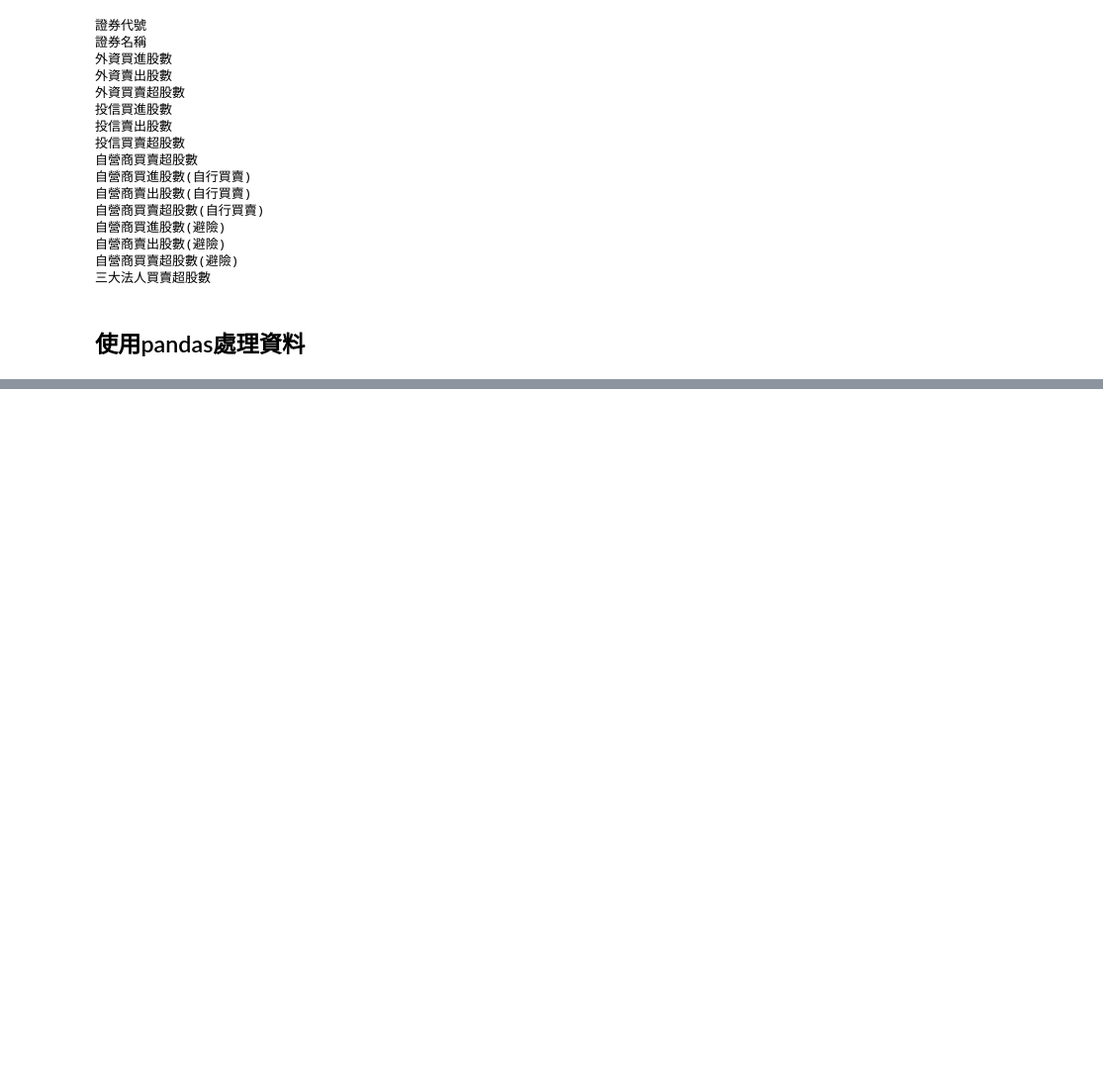
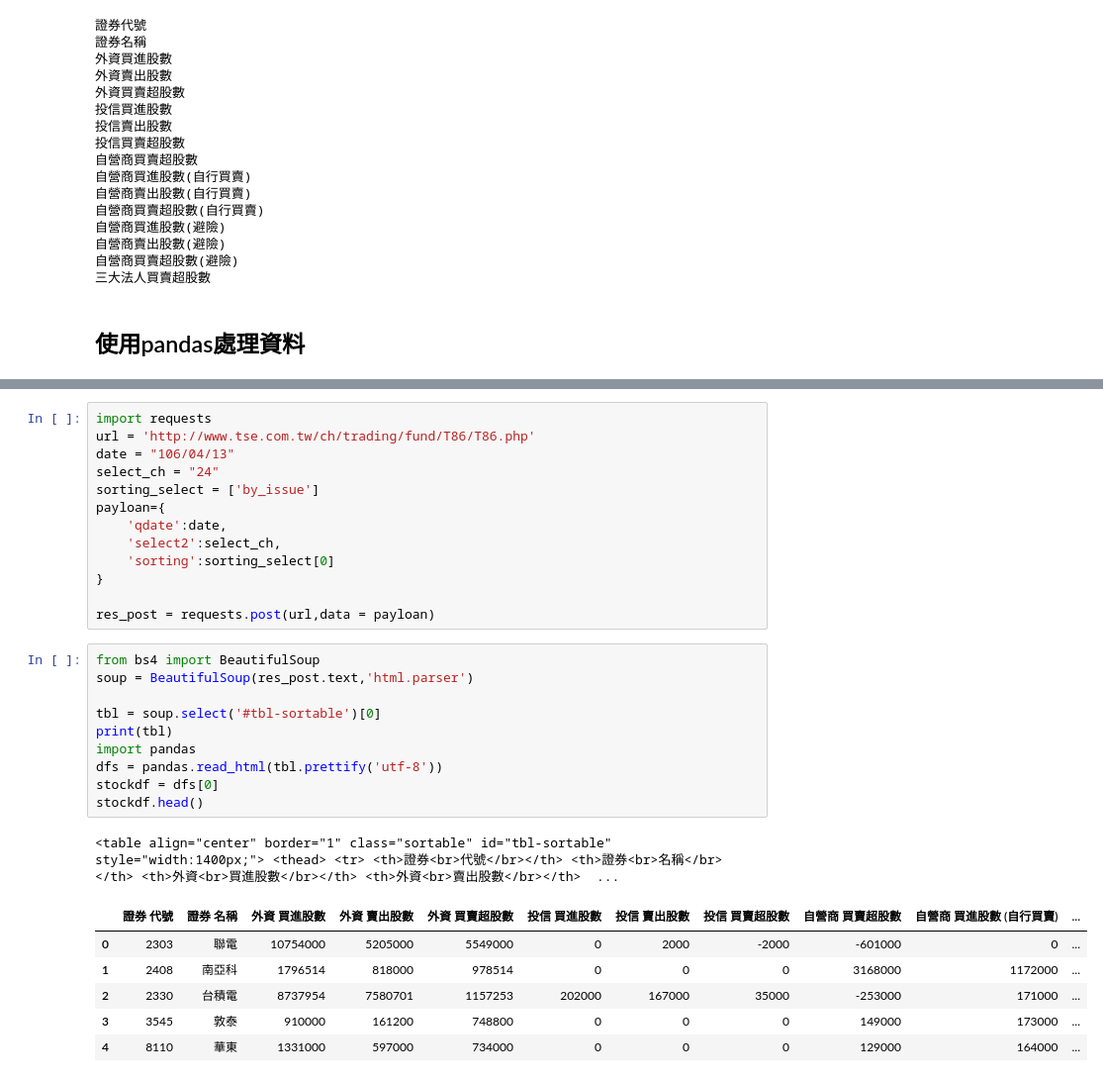
Before and after one commit to nagi31904/python_network_1, a Jupyter notebook: python_network1.ipynb, the cells around one changed output, grey strips where cells are left out. Shown: that part at 99% size. Saved outputs shown, nothing was run; the diff lists cells and outputs as text; blank space fills up the shorter version.

```diff
--- a/python_network1.ipynb
+++ b/python_network1.ipynb
@@ -122,0 +229,31 @@ for th in tb[0].select('th'):
+# %%
+import requests
+url = 'http://www.tse.com.tw/ch/trading/fund/T86/T86.php'
+date = "106/04/13"
+select_ch = "24"
+sorting_select = ['by_issue']
+payloan={
+    'qdate':date,
+    'select2':select_ch,
+    'sorting':sorting_select[0]
+}
+
+res_post = requests.post(url,data = payloan)
+# %%
+from bs4 import BeautifulSoup
+soup = BeautifulSoup(res_post.text,'html.parser')
+
+tbl = soup.select('#tbl-sortable')[0]
+print(tbl)
+import pandas
+dfs = pandas.read_html(tbl.prettify('utf-8'))
+stockdf = dfs[0]
+stockdf.head()
+# %% [output]
+<table align="center" border="1" class="sortable" id="tbl-sortable" style="width:1400px;"> <thead> <tr> <th>證券<br>代號</br></th> <th>證券<br>名稱</br></th> <th>外資<br>買進股數</br></th> <th>外資<br>賣出股數</br></th>  ...
+|  | 證券 代號 | 證券 名稱 | 外資 買進股數 | 外資 賣出股數 | 外資 買賣超股數 | 投信 買進股數 | 投信 賣出股數 | 投信 買賣超股數 | 自營商 買賣超股數 | 自營商 買進股數 (自行買賣) | ... |
+| 0 | 2303 | 聯電 | 10754000 | 5205000 | 5549000 | 0 | 2000 | -2000 | -601000 | 0 | ... |
+| 1 | 2408 | 南亞科 | 1796514 | 818000 | 978514 | 0 | 0 | 0 | 3168000 | 1172000 | ... |
+| 2 | 2330 | 台積電 | 8737954 | 7580701 | 1157253 | 202000 | 167000 | 35000 | -253000 | 171000 | ... |
+| 3 | 3545 | 敦泰 | 910000 | 161200 | 748800 | 0 | 0 | 0 | 149000 | 173000 | ... |
+| 4 | 8110 | 華東 | 1331000 | 597000 | 734000 | 0 | 0 | 0 | 129000 | 164000 | ... |
```
Also changed, not shown: parts of 11 cells of this notebook.
